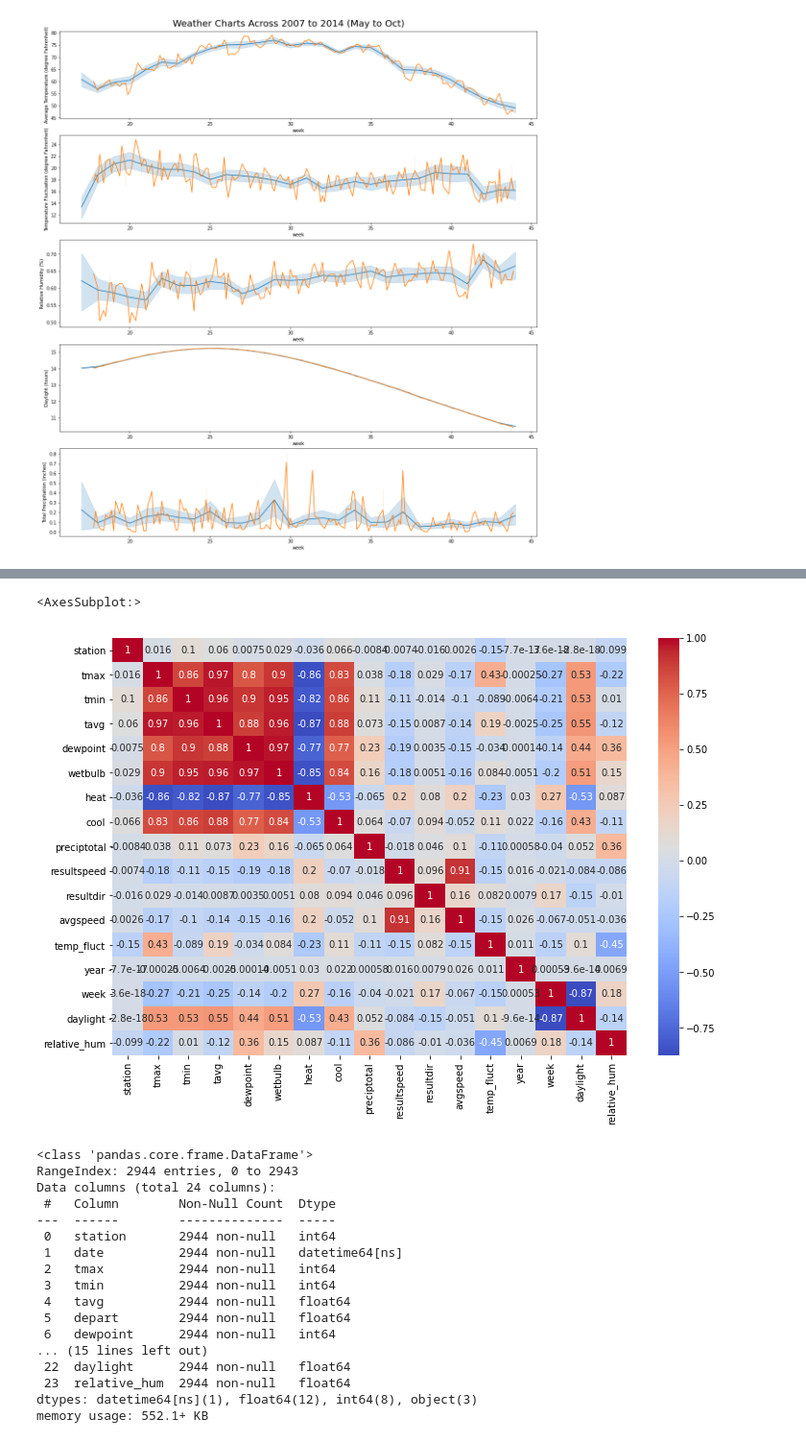
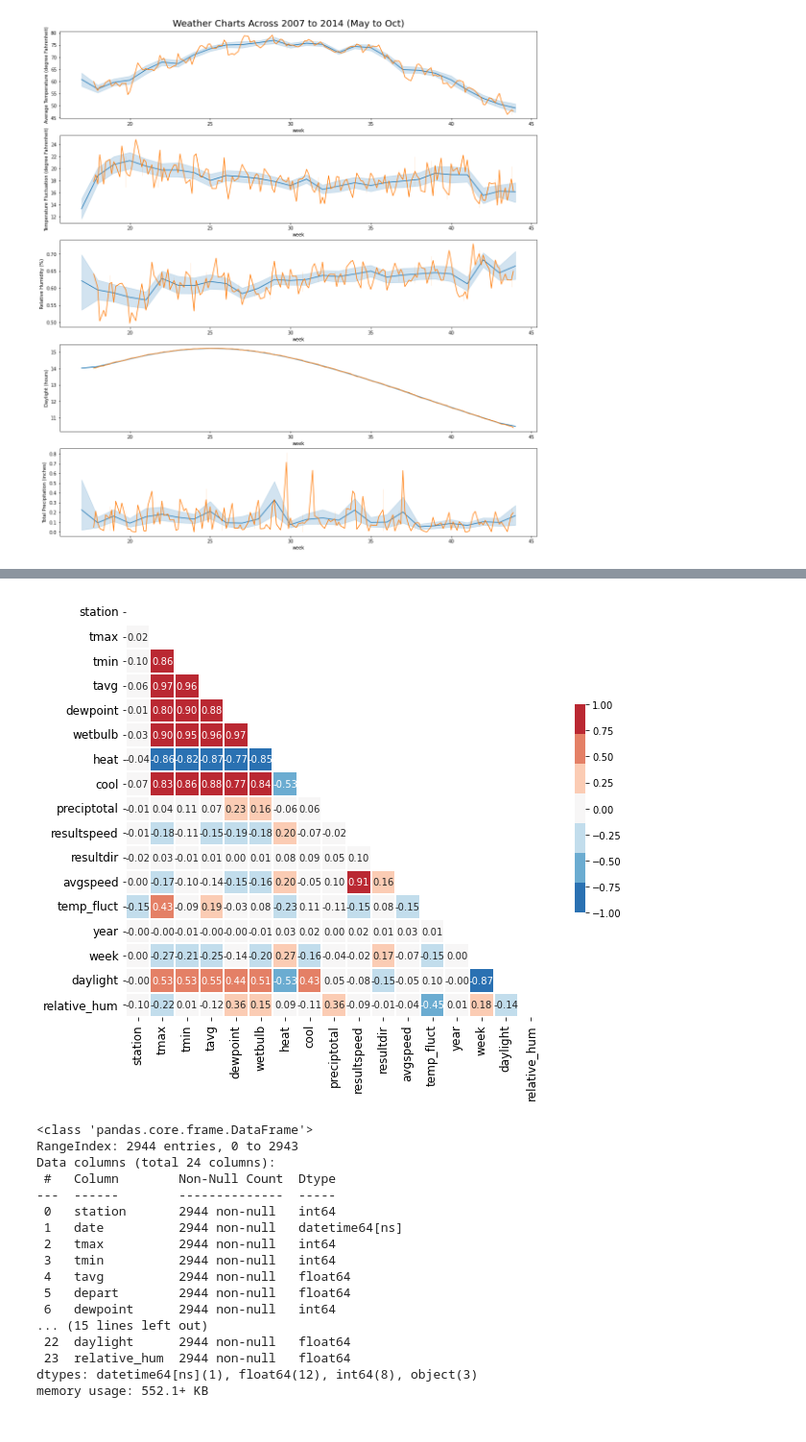
Before and after one commit to siowcm/project_4_west_nile_virus, a Jupyter notebook: code/EDA_feature_engineering.ipynb, the cells around one changed output, grey strips where cells are left out. Shown at 96% size. Saved outputs shown, nothing was run; the diff lists cells and outputs as text; code cells hidden in the pictures.

```diff
--- a/code/EDA_feature_engineering.ipynb
+++ b/code/EDA_feature_engineering.ipynb
@@ -278,6 +331,0 @@ plot_func(weather_cleaned, num_features)
-# %%
-plt.figure(figsize=(12,8))
-sns.heatmap(weather_cleaned.drop(columns=['depart','stnpressure','sealevel']).corr(), cmap='coolwarm', annot=True)
-# %% [output]
-<AxesSubplot:>
-[figure, removed]
@@ -284,3 +349,7 @@ sns.heatmap(weather_cleaned.drop(columns=['depart','stnpressure','sealevel']).co
+# %%
+plot_heatmap(weather_cleaned.drop(columns=['depart','stnpressure','sealevel']))
+# %% [output]
+[figure, added]
 # %%
 weather_cleaned.info()
 # %% [output]
```
Also changed, not shown: parts of 18 cells of this notebook, 1 other file.
